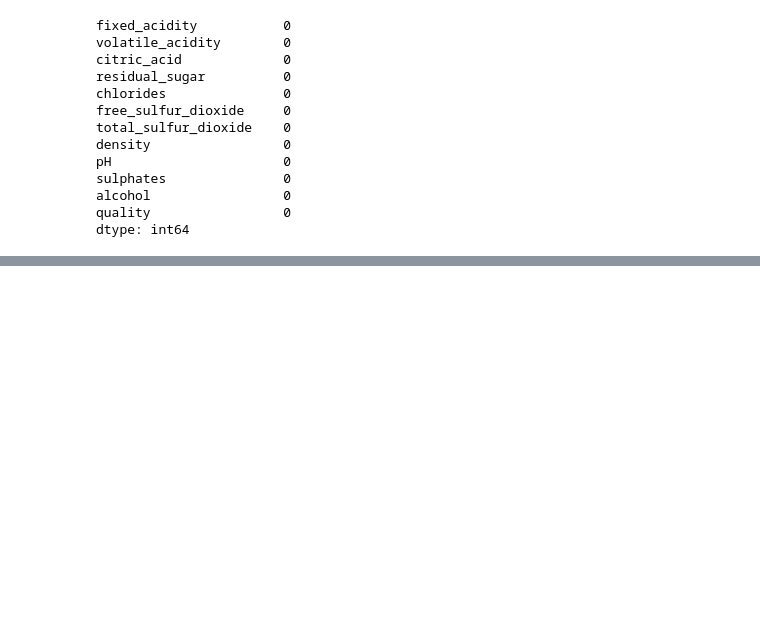
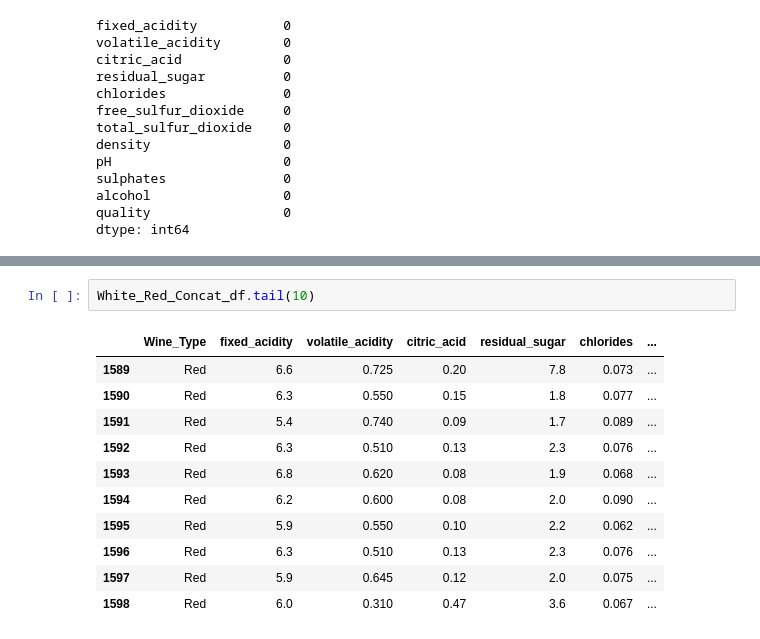
Before and after one commit to nmdollhopf/team1_wine_project, a Jupyter notebook: Wine_exploratory_analysis.ipynb, the cells around one changed output, grey strips where cells are left out. Drawn from its saved outputs; the diff is of its cells as text; blank space fills up the shorter version.

```diff
--- a/Wine_exploratory_analysis.ipynb
+++ b/Wine_exploratory_analysis.ipynb
@@ -194,0 +274,14 @@ dtype: int64
+# %%
+White_Red_Concat_df.tail(10)
+# %% [output]
+|  | Wine_Type | fixed_acidity | volatile_acidity | citric_acid | residual_sugar | chlorides | ... |
+| 1589 | Red | 6.6 | 0.725 | 0.20 | 7.8 | 0.073 | ... |
+| 1590 | Red | 6.3 | 0.550 | 0.15 | 1.8 | 0.077 | ... |
+| 1591 | Red | 5.4 | 0.740 | 0.09 | 1.7 | 0.089 | ... |
+| 1592 | Red | 6.3 | 0.510 | 0.13 | 2.3 | 0.076 | ... |
+| 1593 | Red | 6.8 | 0.620 | 0.08 | 1.9 | 0.068 | ... |
+| 1594 | Red | 6.2 | 0.600 | 0.08 | 2.0 | 0.090 | ... |
+| 1595 | Red | 5.9 | 0.550 | 0.10 | 2.2 | 0.062 | ... |
+| 1596 | Red | 6.3 | 0.510 | 0.13 | 2.3 | 0.076 | ... |
+| 1597 | Red | 5.9 | 0.645 | 0.12 | 2.0 | 0.075 | ... |
+| 1598 | Red | 6.0 | 0.310 | 0.47 | 3.6 | 0.067 | ... |
```
Also changed, not shown: parts of 4 cells of this notebook.
